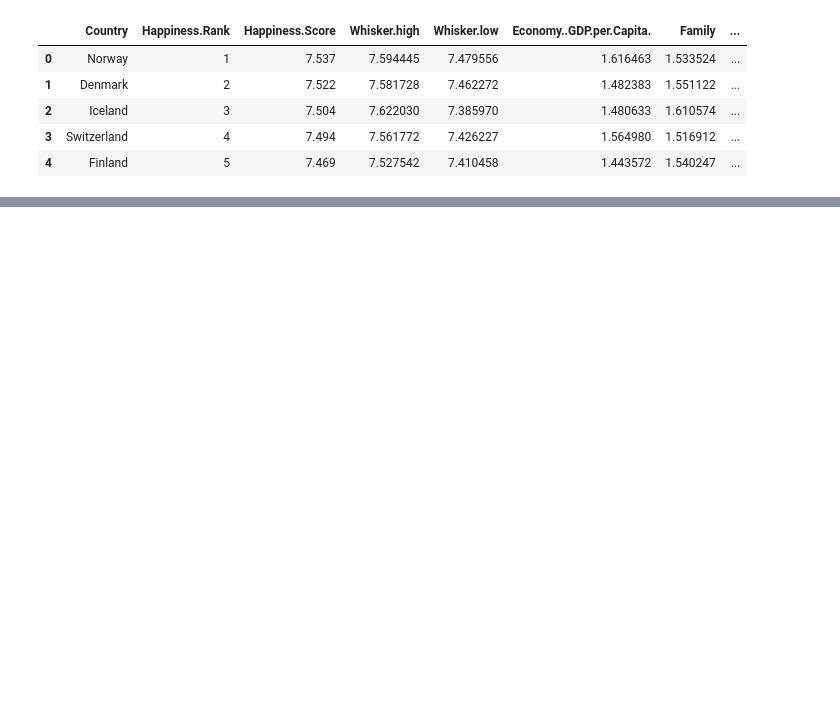
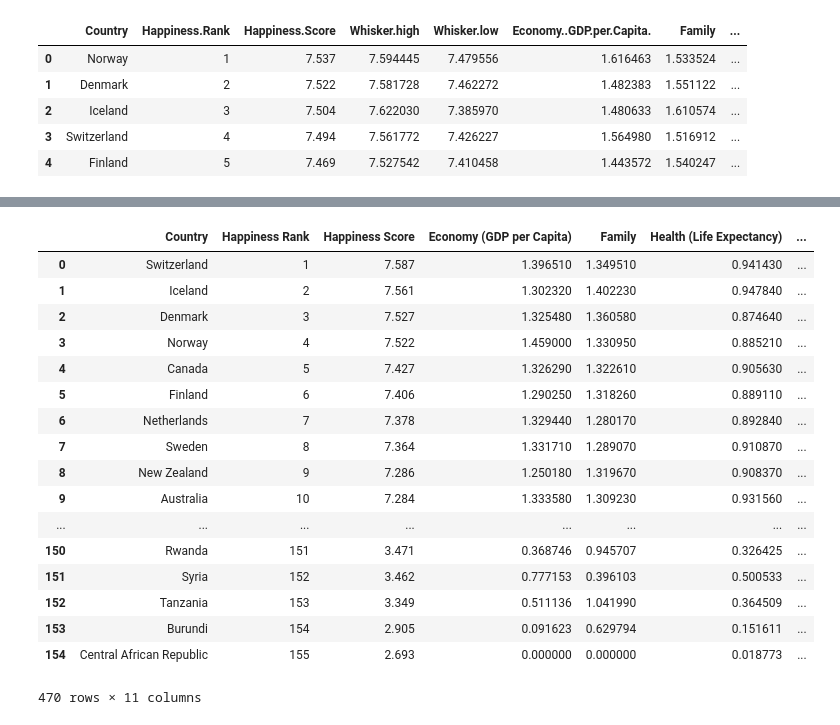
Before and after one commit to donleshem/ETL-Project, a Jupyter notebook: Merging datasets.ipynb, the cells around one changed output, grey strips where cells are left out. Saved outputs shown, nothing was run; the diff lists cells and outputs as text; code cells hidden in the pictures; blank space fills up the shorter version.

```diff
--- a/Merging datasets.ipynb
+++ b/Merging datasets.ipynb
@@ -34,0 +111,2 @@ happy_df.head()
+# %%
+happy_df["Year"] = "2017"
@@ -34,0 +122,2 @@ happy_df.head()
+# %%
+happy_df_2016["Year"] = "2016"
@@ -34,0 +133,2 @@ happy_df.head()
+# %%
+happy_df_2015["Year"] = "2015"
@@ -34,0 +144,24 @@ happy_df.head()
+# %%
+frames = [happy_df_2015, happy_df_2016, happy_df]
+joined_happy= pd.concat(frames)
+# %%
+joined_happy
+# %% [output]
+|  | Country | Happiness Rank | Happiness Score | Economy (GDP per Capita) | Family | Health (Life Expectancy) | ... |
+| 0 | Switzerland | 1 | 7.587 | 1.396510 | 1.349510 | 0.941430 | ... |
+| 1 | Iceland | 2 | 7.561 | 1.302320 | 1.402230 | 0.947840 | ... |
+| 2 | Denmark | 3 | 7.527 | 1.325480 | 1.360580 | 0.874640 | ... |
+| 3 | Norway | 4 | 7.522 | 1.459000 | 1.330950 | 0.885210 | ... |
+| 4 | Canada | 5 | 7.427 | 1.326290 | 1.322610 | 0.905630 | ... |
+| 5 | Finland | 6 | 7.406 | 1.290250 | 1.318260 | 0.889110 | ... |
+| 6 | Netherlands | 7 | 7.378 | 1.329440 | 1.280170 | 0.892840 | ... |
+| 7 | Sweden | 8 | 7.364 | 1.331710 | 1.289070 | 0.910870 | ... |
+| 8 | New Zealand | 9 | 7.286 | 1.250180 | 1.319670 | 0.908370 | ... |
+| 9 | Australia | 10 | 7.284 | 1.333580 | 1.309230 | 0.931560 | ... |
+| ... | ... | ... | ... | ... | ... | ... | ... |
+| 150 | Rwanda | 151 | 3.471 | 0.368746 | 0.945707 | 0.326425 | ... |
+| 151 | Syria | 152 | 3.462 | 0.777153 | 0.396103 | 0.500533 | ... |
+| 152 | Tanzania | 153 | 3.349 | 0.511136 | 1.041990 | 0.364509 | ... |
+| 153 | Burundi | 154 | 2.905 | 0.091623 | 0.629794 | 0.151611 | ... |
+| 154 | Central African Republic | 155 | 2.693 | 0.000000 | 0.000000 | 0.018773 | ... |
+470 rows × 11 columns
```
Also changed, not shown: parts of 26 cells of this notebook, 3 other files.
